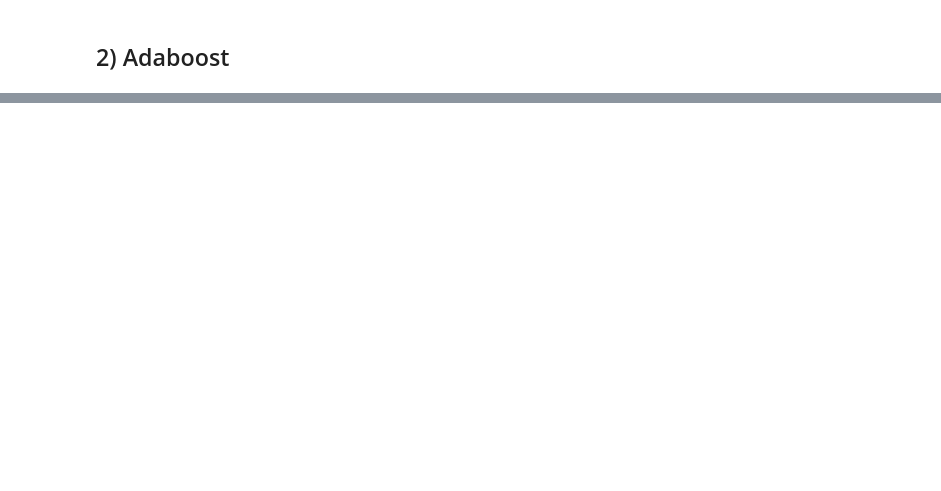
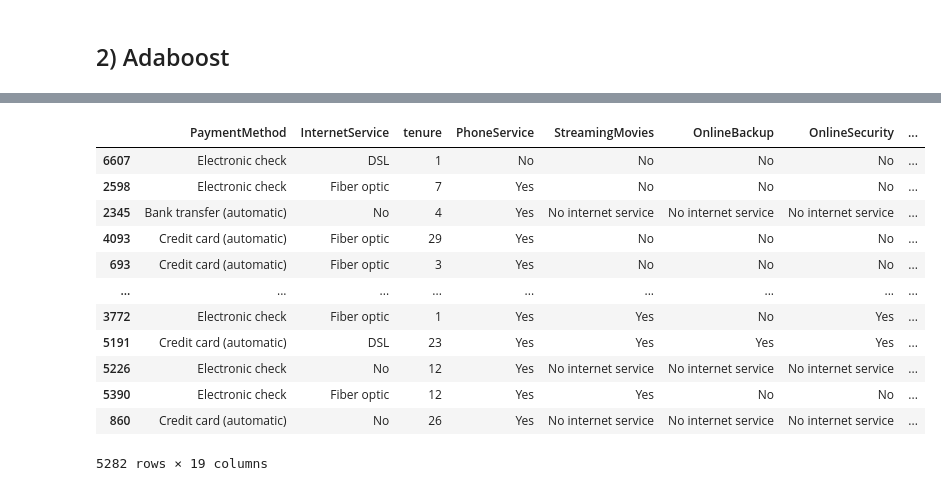
Before and after one commit to dk81/boosting_telcoChurn, a Jupyter notebook: boosting_telcoChurn_dku.ipynb, the cells around one changed output, grey strips where cells are left out. Drawn from its saved outputs; the diff is of its cells as text; code cells hidden in the pictures; blank space fills up the shorter version.

```diff
--- a/boosting_telcoChurn_dku.ipynb
+++ b/boosting_telcoChurn_dku.ipynb
@@ -830,0 +1997,17 @@ telco_data_tf.head()
+# %%
+# Check:
+cat_X_train
+# %% [output]
+|  | PaymentMethod | InternetService | tenure | PhoneService | StreamingMovies | OnlineBackup | OnlineSecurity | ... |
+| 6607 | Electronic check | DSL | 1 | No | No | No | No | ... |
+| 2598 | Electronic check | Fiber optic | 7 | Yes | No | No | No | ... |
+| 2345 | Bank transfer (automatic) | No | 4 | Yes | No internet service | No internet service | No internet service | ... |
+| 4093 | Credit card (automatic) | Fiber optic | 29 | Yes | No | No | No | ... |
+| 693 | Credit card (automatic) | Fiber optic | 3 | Yes | No | No | No | ... |
+| ... | ... | ... | ... | ... | ... | ... | ... | ... |
+| 3772 | Electronic check | Fiber optic | 1 | Yes | Yes | No | Yes | ... |
+| 5191 | Credit card (automatic) | DSL | 23 | Yes | Yes | Yes | Yes | ... |
+| 5226 | Electronic check | No | 12 | Yes | No internet service | No internet service | No internet service | ... |
+| 5390 | Electronic check | Fiber optic | 12 | Yes | Yes | No | No | ... |
+| 860 | Credit card (automatic) | No | 26 | Yes | No internet service | No internet service | No internet service | ... |
+5282 rows × 19 columns
```
Also changed, not shown: parts of 168 cells of this notebook.
